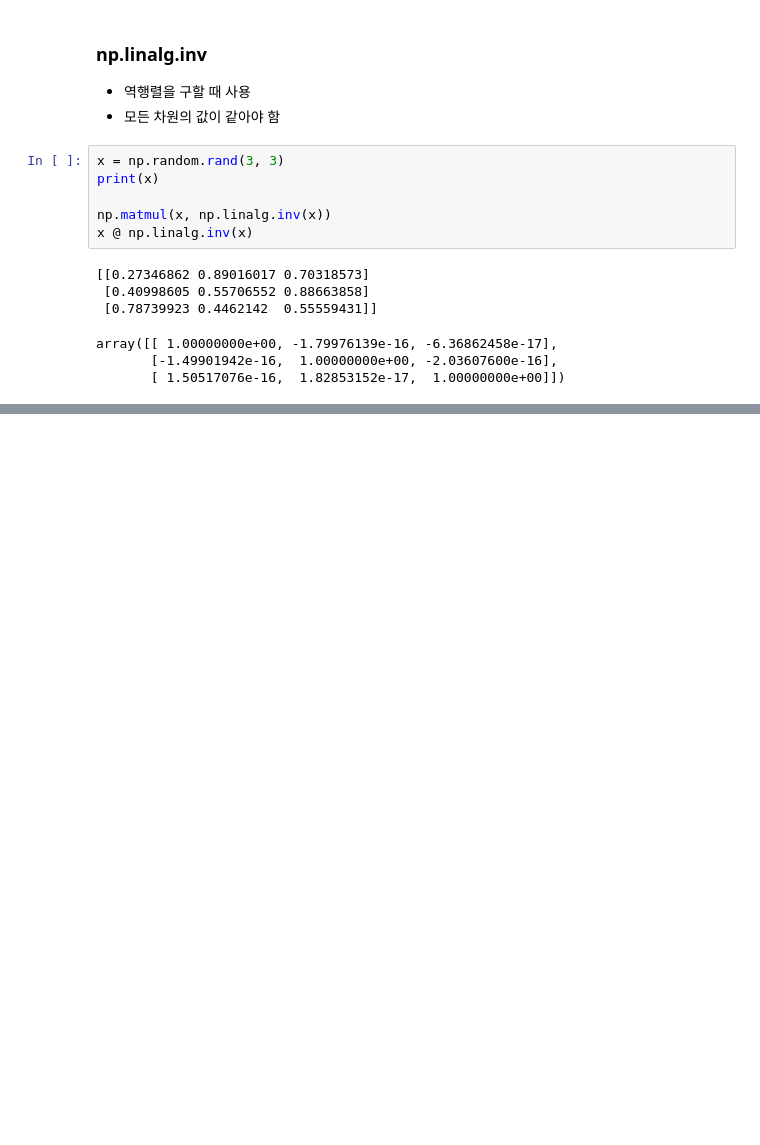
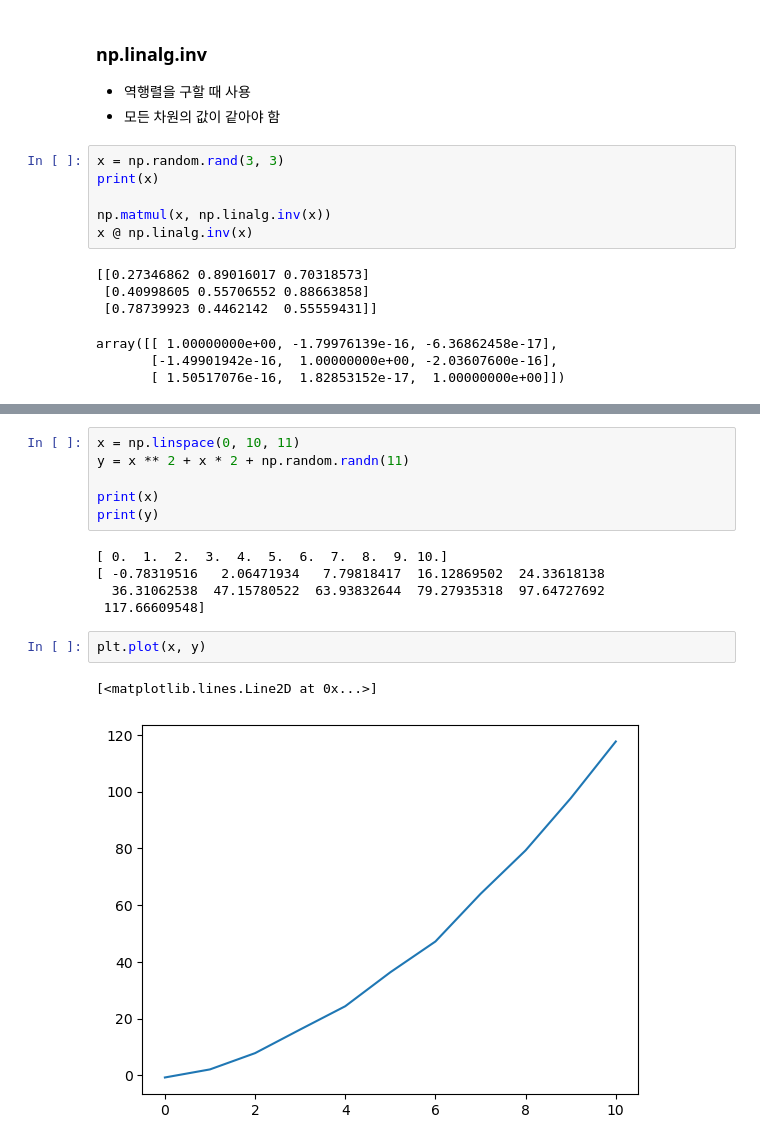
Before and after one commit to wlsejun/machineLearning, a Jupyter notebook: numpy/ndarray.ipynb, the cells around one changed output, grey strips where cells are left out. Drawn from its saved outputs; the diff is of its cells as text; blank space fills up the shorter version.

Commit message:
matplotlib 연습

```diff
--- a/numpy/ndarray.ipynb
+++ b/numpy/ndarray.ipynb
@@ -522,0 +534,16 @@ array([[ 1.00000000e+00, -1.79976139e-16, -6.36862458e-17],
+# %%
+x = np.linspace(0, 10, 11)
+y = x ** 2 + x * 2 + np.random.randn(11)
+
+print(x)
+print(y)
+# %% [output]
+[ 0.  1.  2.  3.  4.  5.  6.  7.  8.  9. 10.]
+[ -0.78319516   2.06471934   7.79818417  16.12869502  24.33618138
+  36.31062538  47.15780522  63.93832644  79.27935318  97.64727692
+ 117.66609548]
+# %%
+plt.plot(x, y)
+# %% [output]
+[<matplotlib.lines.Line2D at 0x...>]
+[figure, added]
```
Also changed, not shown: parts of 7 cells of this notebook.
